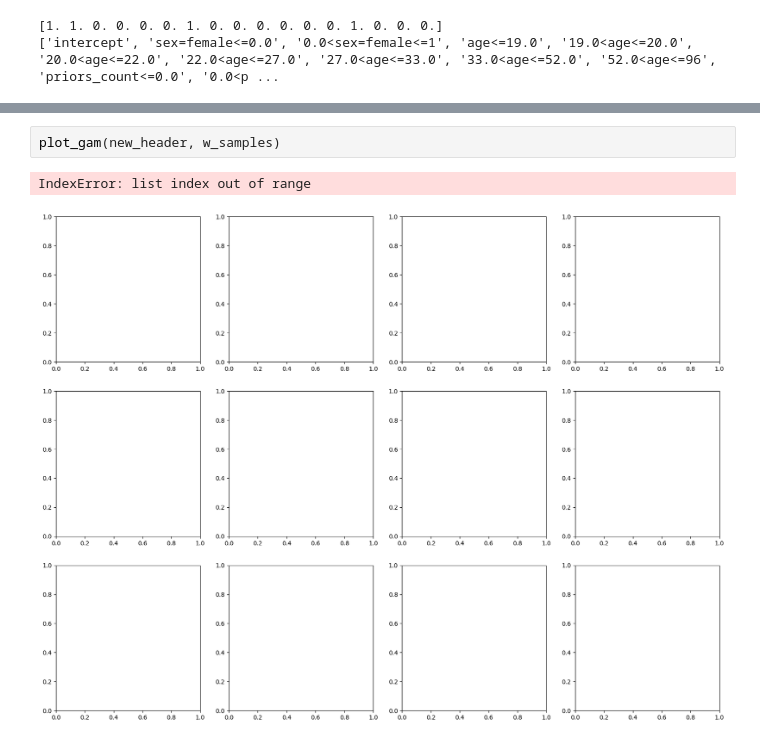
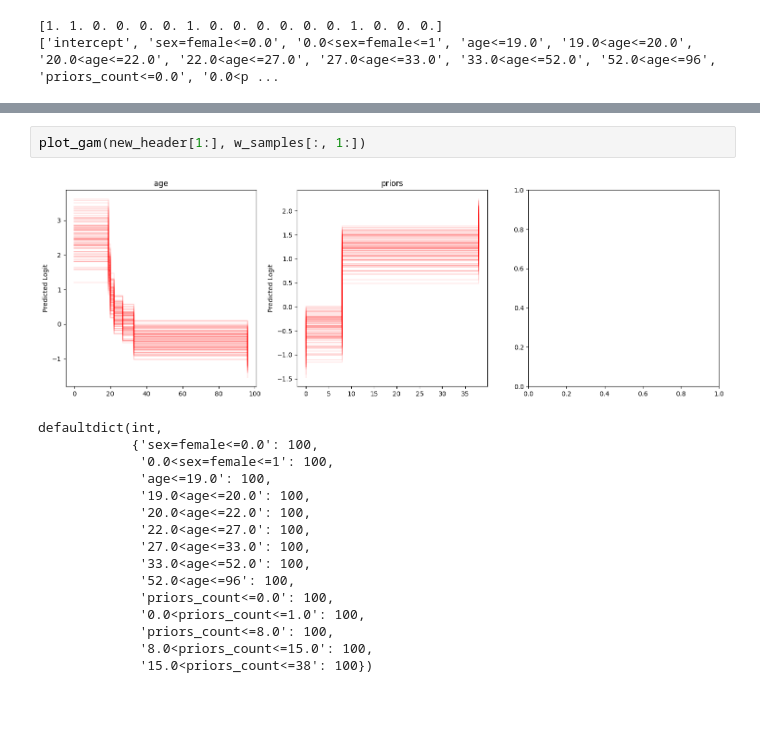
Before and after one commit to chrisli36/gam-rashoman-set, a Jupyter notebook: blocking_method/read_merge_bin_results.ipynb, the cells around one changed output, grey strips where cells are left out. Saved outputs shown, nothing was run; the diff lists cells and outputs as text; blank space fills up the shorter version.

```diff
--- a/blocking_method/read_merge_bin_results.ipynb
+++ b/blocking_method/read_merge_bin_results.ipynb
@@ -159,8 +159,22 @@ plot_variable_importance(feature_to_vi)
 # %%
-plot_gam(new_header, w_samples)
+plot_gam(new_header[1:], w_samples[:, 1:])
 # %% [output]
+[figure, new version]
-IndexError: list index out of range
+defaultdict(int,
+            {'sex=female<=0.0': 100,
+             '0.0<sex=female<=1': 100,
+             'age<=19.0': 100,
+             '19.0<age<=20.0': 100,
+             '20.0<age<=22.0': 100,
+             '22.0<age<=27.0': 100,
+             '27.0<age<=33.0': 100,
+             '33.0<age<=52.0': 100,
+             '52.0<age<=96': 100,
+             'priors_count<=0.0': 100,
+             '0.0<priors_count<=1.0': 100,
+             'priors_count<=8.0': 100,
+             '8.0<priors_count<=15.0': 100,
+             '15.0<priors_count<=38': 100})
-[figure, old version]
 # %%
 print(feature_to_vi)
 # %% [output]
```
Also changed, not shown: parts of 3 cells of this notebook, 7 other files.
